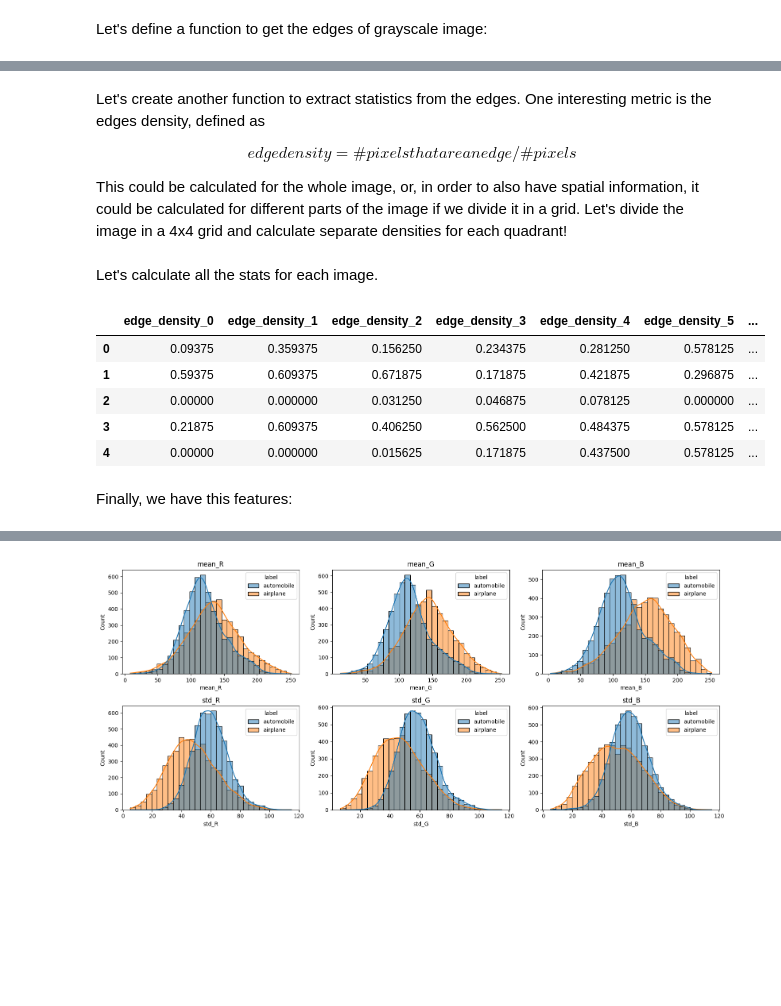
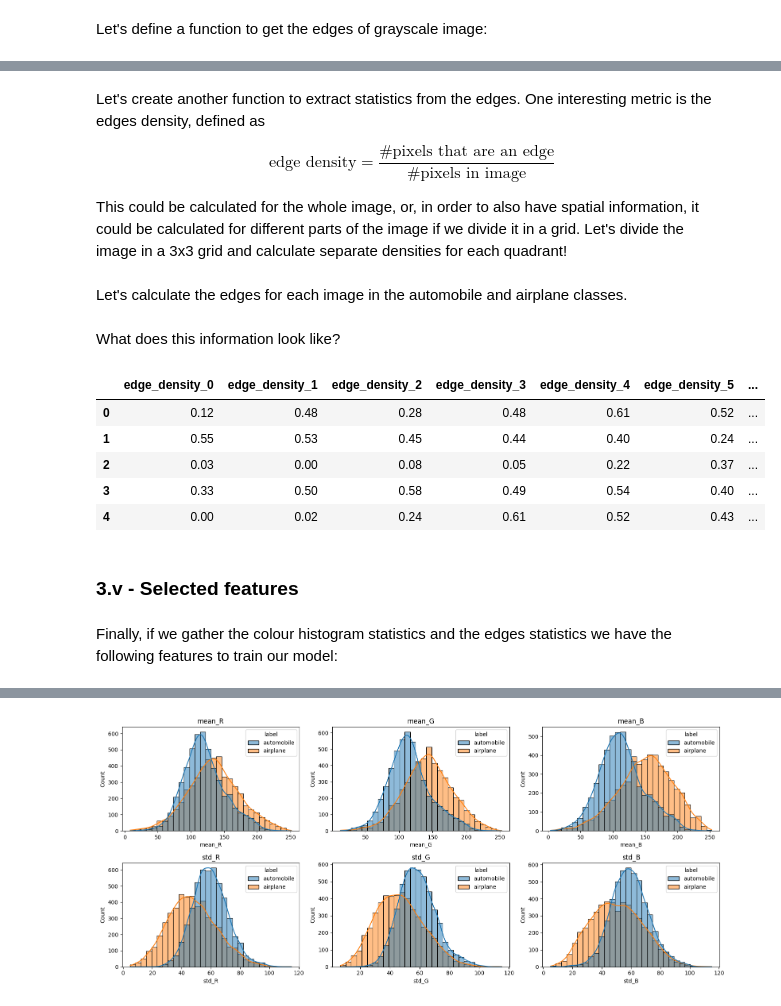
Before and after one commit to musicinformationretrieval/epsrc-ai-pipeline, a Jupyter notebook: 1_datasets.ipynb, the cells around one changed output, grey strips where cells are left out. Drawn from its saved outputs; the diff is of its cells as text; code cells hidden in the pictures; blank space fills up the shorter version.

```diff
--- a/1_datasets.ipynb
+++ b/1_datasets.ipynb
@@ -1131,13 +1131,13 @@ We could then calculate those values for all the images in our dataset, and be r
 # %%
-images_stats = np.zeros((0, 6))  # Initialize an empty array to store stats for all images
+colour_stats = np.zeros((0, 6))  # Initialize an empty array to store stats for all images
 labels = []
 
 for label in ['automobile', 'airplane']:
     images_base_path = f'cifar10/cifar10/train/{label}/'
     images_paths = os.listdir(images_base_path)
-    for image in images_paths:
-        img = skimage.io.imread(os.path.join(images_base_path, image))
-        stats = extract_color_stats(img)
-        images_stats = np.vstack([images_stats, stats])  # Append the stats to the array
+    for image_path in images_paths:
+        img = skimage.io.imread(os.path.join(images_base_path, image_path))
+        stats = extract_colour_stats(img)
+        colour_stats = np.vstack([colour_stats, stats])  # Append the stats to the array
         labels.append(label)
 # %% [markdown]
@@ -1190,0 +1197,10 @@ def get_edges(image):
+# %%
+gray_image = skimage.color.rgb2gray(image)
+edges = get_edges(gray_image)
+
+# plot side by side
+plt.subplots(nrows=1, ncols=2, figsize=(12, 6))
+plt.subplot(1, 2, 1)
+plt.imshow(edges, cmap='gray')
+plt.subplot(1, 2, 2)
+plt.imshow(gray_image, cmap='gray')
@@ -1191,9 +1210,9 @@ def get_edges(image):
 # %% [markdown]
 Let's create another function to extract statistics from the edges. One interesting metric is the edges density, defined as
 
-$$ edge density = \# pixels that are an edge / \# pixels $$
+$$ \text{edge density} = \frac{\text{\# pixels that are an edge}}{\text{\# pixels in image}} $$
 
-This could be calculated for the whole image, or, in order to also have spatial information, it could be calculated for different parts of the image if we divide it in a grid. Let's divide the image in a 4x4 grid and calculate separate densities for each quadrant!
+This could be calculated for the whole image, or, in order to also have spatial information, it could be calculated for different parts of the image if we divide it in a grid. Let's divide the image in a 3x3 grid and calculate separate densities for each quadrant!
 # %%
 def extract_edges_stats(image):
     """
@@ -1210,21 +1229,21 @@ def extract_edges_stats(image):
     # Apply Canny edge detection
     edges = get_edges(gray)
 
-    # Divide image into 4x4 grid and calculate edge density for each region
+    # Divide image into 3x3 grid and calculate edge density for each region
     h, w = edges.shape
-    grid_h, grid_w = h // 4, w // 4
+    grid_h, grid_w = h // 3, w // 3
     edge_densities = []
-    for i in range(4):
-        for j in range(4):
+    for i in range(3):
+        for j in range(3):
             region = edges[i*grid_h:(i+1)*grid_h, j*grid_w:(j+1)*grid_w]
             region_density = np.sum(region) / region.size
             edge_densities.extend([region_density])
 
     return np.array(edge_densities)
 # %% [markdown]
-Let's calculate all the stats for each image.
+Let's calculate the edges for each image in the automobile and airplane classes.
 # %%
-edges_stats = np.zeros((0, 16))  # Initialize an empty array to store stats for all images
+edges_stats = np.zeros((0, 9))  # Initialize an empty array to store stats for all images
 labels = []
 
 for label in ['automobile', 'airplane']:
@@ -1235,17 +1254,23 @@ for label in ['automobile', 'airplane']:
         stats = extract_edges_stats(img)
         edges_stats = np.vstack([edges_stats, stats])  # Append the stats to the array
         labels.append(label)
+# %% [markdown]
+What does this information look like?
 # %%
-df_edges = pd.DataFrame(edges_stats, columns=[f'edge_density_{i}' for i in range(16)])
-df_edges['label'] = labels
-df_edges.head()
+import pandas as pd
+
+edges_stats_df = pd.DataFrame(edges_stats, columns=[f'edge_density_{i}' for i in range(9)])
+edges_stats_df['label'] = labels
+edges_stats_df.head()
 # %% [output]
 |  | edge_density_0 | edge_density_1 | edge_density_2 | edge_density_3 | edge_density_4 | edge_density_5 | ... |
-| 0 | 0.09375 | 0.359375 | 0.156250 | 0.234375 | 0.281250 | 0.578125 | ... |
-| 1 | 0.59375 | 0.609375 | 0.671875 | 0.171875 | 0.421875 | 0.296875 | ... |
-| 2 | 0.00000 | 0.000000 | 0.031250 | 0.046875 | 0.078125 | 0.000000 | ... |
-| 3 | 0.21875 | 0.609375 | 0.406250 | 0.562500 | 0.484375 | 0.578125 | ... |
-| 4 | 0.00000 | 0.000000 | 0.015625 | 0.171875 | 0.437500 | 0.578125 | ... |
+| 0 | 0.12 | 0.48 | 0.28 | 0.48 | 0.61 | 0.52 | ... |
+| 1 | 0.55 | 0.53 | 0.45 | 0.44 | 0.40 | 0.24 | ... |
+| 2 | 0.03 | 0.00 | 0.08 | 0.05 | 0.22 | 0.37 | ... |
+| 3 | 0.33 | 0.50 | 0.58 | 0.49 | 0.54 | 0.40 | ... |
+| 4 | 0.00 | 0.02 | 0.24 | 0.61 | 0.52 | 0.43 | ... |
+# %% [markdown]
+### 3.v - Selected features
 # %% [markdown]
-Finally, we have this features:
+Finally, if we gather the colour histogram statistics and the edges statistics we have the following features to train our model:
 # %%
```
Also changed, not shown: parts of 73 cells of this notebook.
